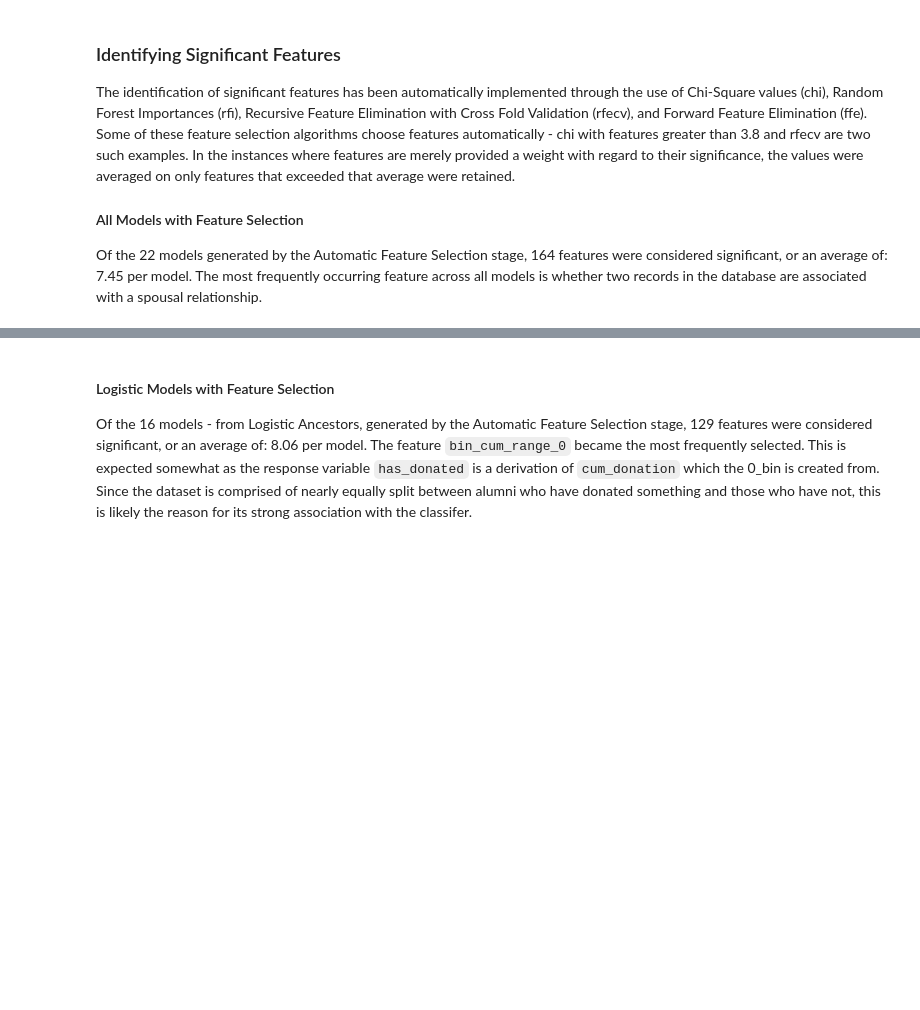
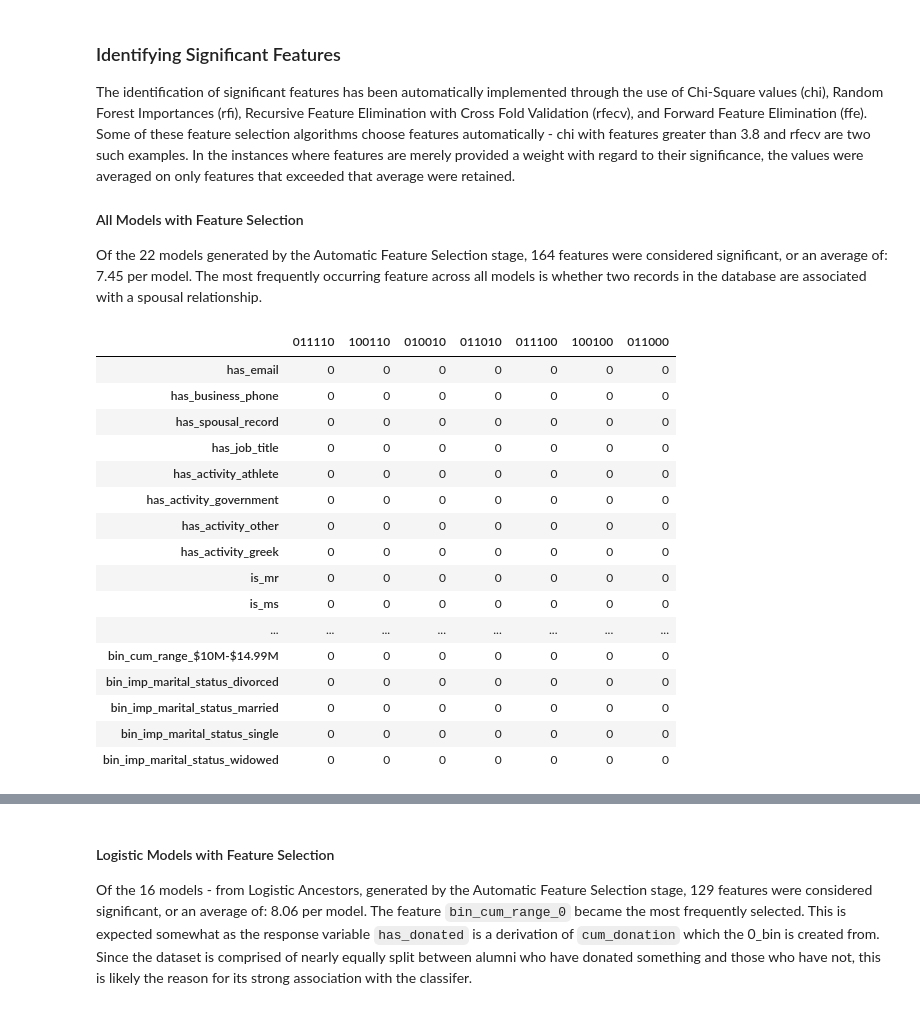
Before and after one commit to jrobio/assignment2, a Jupyter notebook: notebooks/assignment2.ipynb, the cells around one changed output, grey strips where cells are left out. Saved outputs shown, nothing was run; the diff lists cells and outputs as text; code cells hidden in the pictures; blank space fills up the shorter version.

```diff
--- a/notebooks/assignment2.ipynb
+++ b/notebooks/assignment2.ipynb
@@ -1069,6 +1069,29 @@ The identification of significant features has been automatically implemented th
 
 #### All Models with Feature Selection
 Of the 22 models generated by the Automatic Feature Selection stage, 164 features were considered significant, or an average of: 7.45 per model. The most frequently occurring feature across all models is whether two records in the database are associated with a spousal relationship.
+# %%
+cnt_1 = ff_df.sum().to_frame('data')
+ft_1_list = cnt_1[cnt_1['data']==1].index.tolist()
+
+ff_df[ft_1_list]
+# %% [output]
+|  | 011110 | 100110 | 010010 | 011010 | 011100 | 100100 | 011000 |
+| has_email | 0 | 0 | 0 | 0 | 0 | 0 | 0 |
+| has_business_phone | 0 | 0 | 0 | 0 | 0 | 0 | 0 |
+| has_spousal_record | 0 | 0 | 0 | 0 | 0 | 0 | 0 |
+| has_job_title | 0 | 0 | 0 | 0 | 0 | 0 | 0 |
+| has_activity_athlete | 0 | 0 | 0 | 0 | 0 | 0 | 0 |
+| has_activity_government | 0 | 0 | 0 | 0 | 0 | 0 | 0 |
+| has_activity_other | 0 | 0 | 0 | 0 | 0 | 0 | 0 |
+| has_activity_greek | 0 | 0 | 0 | 0 | 0 | 0 | 0 |
+| is_mr | 0 | 0 | 0 | 0 | 0 | 0 | 0 |
+| is_ms | 0 | 0 | 0 | 0 | 0 | 0 | 0 |
+| ... | ... | ... | ... | ... | ... | ... | ... |
+| bin_cum_range_$10M-$14.99M | 0 | 0 | 0 | 0 | 0 | 0 | 0 |
+| bin_imp_marital_status_divorced | 0 | 0 | 0 | 0 | 0 | 0 | 0 |
+| bin_imp_marital_status_married | 0 | 0 | 0 | 0 | 0 | 0 | 0 |
+| bin_imp_marital_status_single | 0 | 0 | 0 | 0 | 0 | 0 | 0 |
+| bin_imp_marital_status_widowed | 0 | 0 | 0 | 0 | 0 | 0 | 0 |
 # %%
 ff_df.T.sum().sort_values(ascending=False).plot.bar(figsize=(15,10))
 # %% [output]
```
Also changed, not shown: parts of 15 cells of this notebook.
